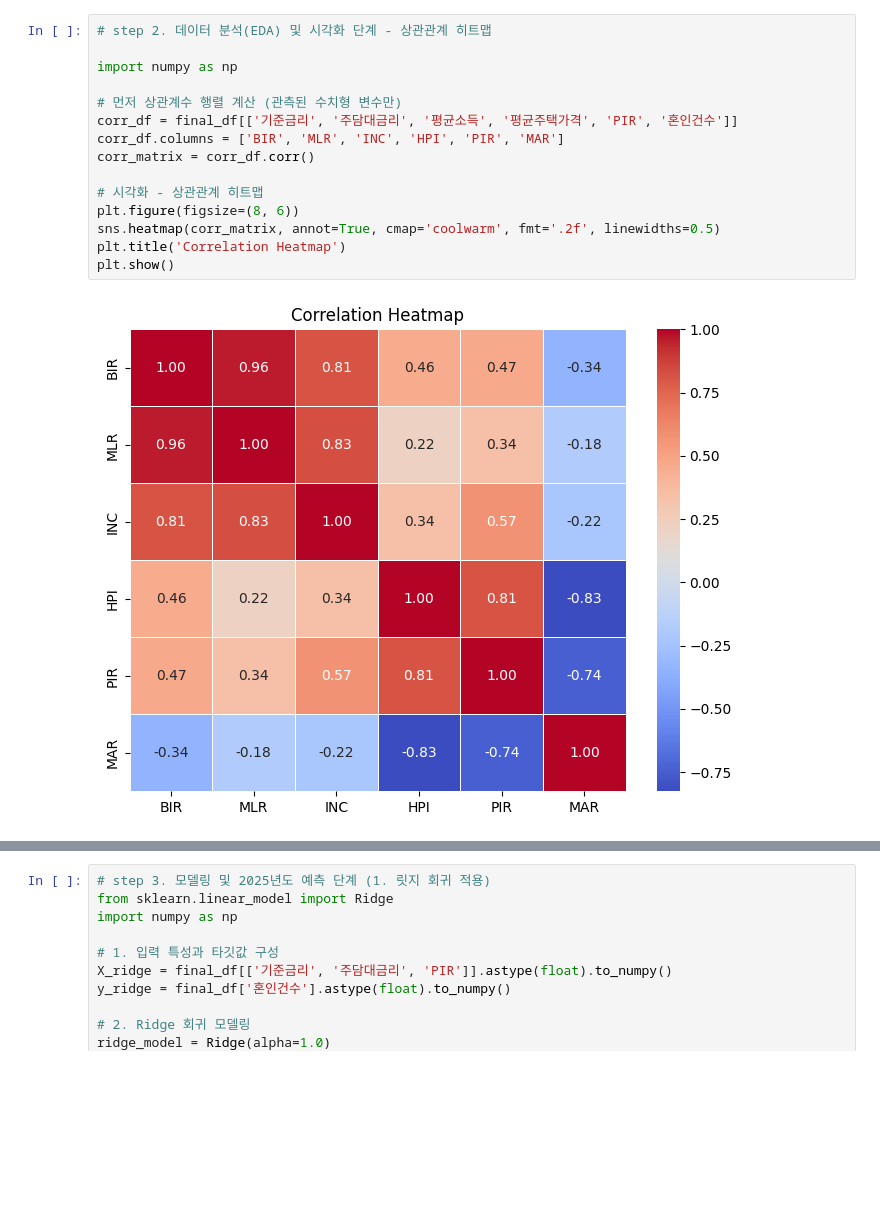
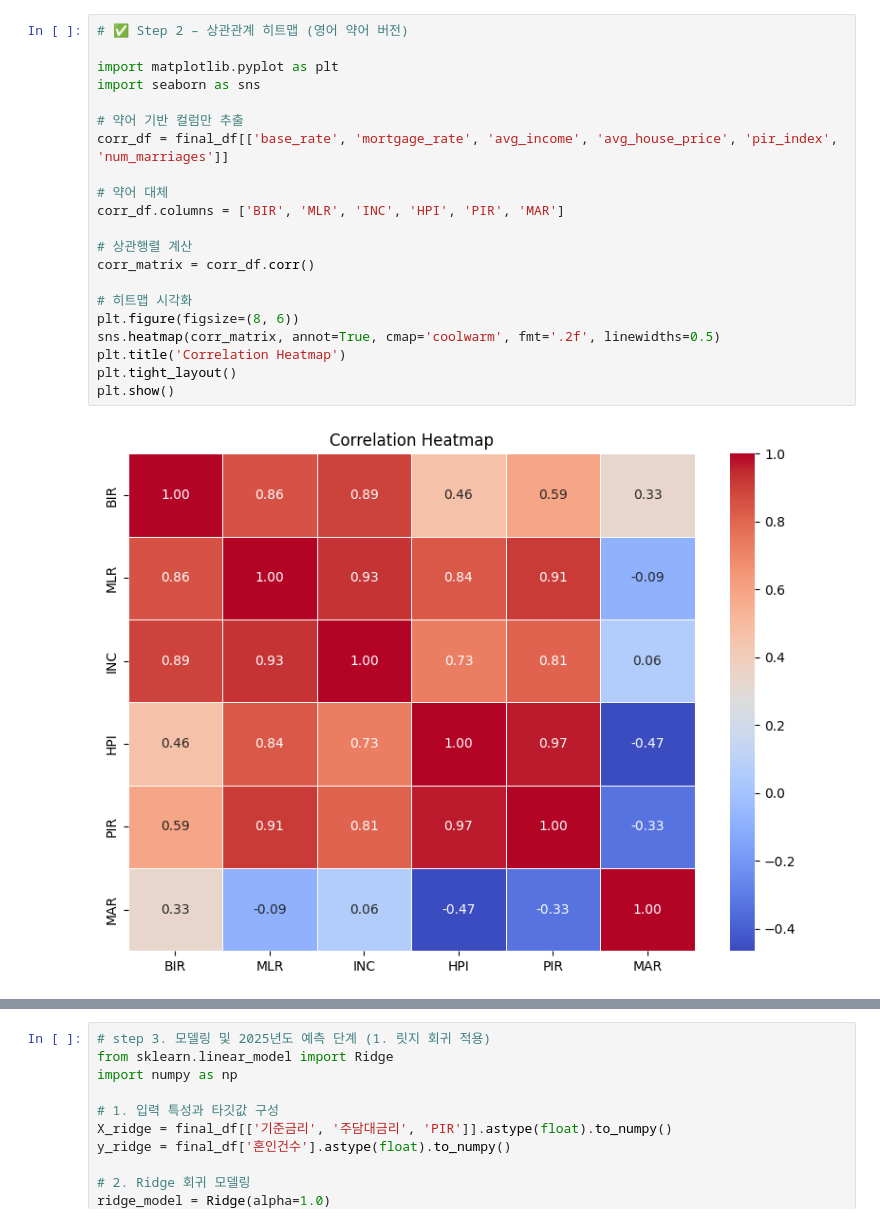
Before and after one commit to devCat404/python_projects, a Jupyter notebook: BD1.ipynb, the cells around one changed output, grey strips where cells are left out. Saved outputs shown, nothing was run; the diff lists cells and outputs as text; blank space fills up the shorter version.

```diff
--- a/BD1.ipynb
+++ b/BD1.ipynb
@@ -160,17 +185,23 @@ plt.show()
 # %%
-# step 2. 데이터 분석(EDA) 및 시각화 단계 - 상관관계 히트맵
+# ✅ Step 2 – 상관관계 히트맵 (영어 약어 버전)
 
-import numpy as np
+import matplotlib.pyplot as plt
+import seaborn as sns
 
-# 먼저 상관계수 행렬 계산 (관측된 수치형 변수만)
-corr_df = final_df[['기준금리', '주담대금리', '평균소득', '평균주택가격', 'PIR', '혼인건수']]
+# 약어 기반 컬럼만 추출
+corr_df = final_df[['base_rate', 'mortgage_rate', 'avg_income', 'avg_house_price', 'pir_index', 'num_marriages']]
+
+# 약어 대체
 corr_df.columns = ['BIR', 'MLR', 'INC', 'HPI', 'PIR', 'MAR']
+
+# 상관행렬 계산
 corr_matrix = corr_df.corr()
 
-# 시각화 - 상관관계 히트맵
+# 히트맵 시각화
 plt.figure(figsize=(8, 6))
 sns.heatmap(corr_matrix, annot=True, cmap='coolwarm', fmt='.2f', linewidths=0.5)
 plt.title('Correlation Heatmap')
+plt.tight_layout()
 plt.show()
 # %% [output]
-[figure, old version]
+[figure, new version]
```
Also changed, not shown: parts of 5 cells of this notebook.
